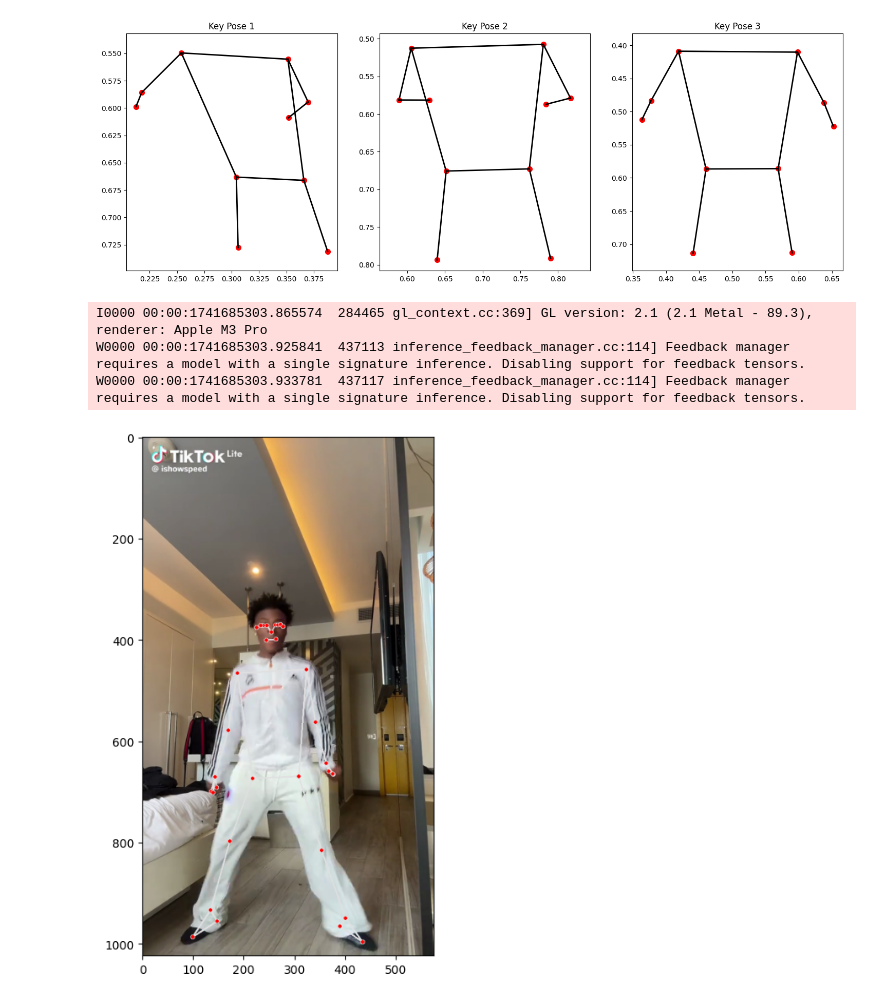
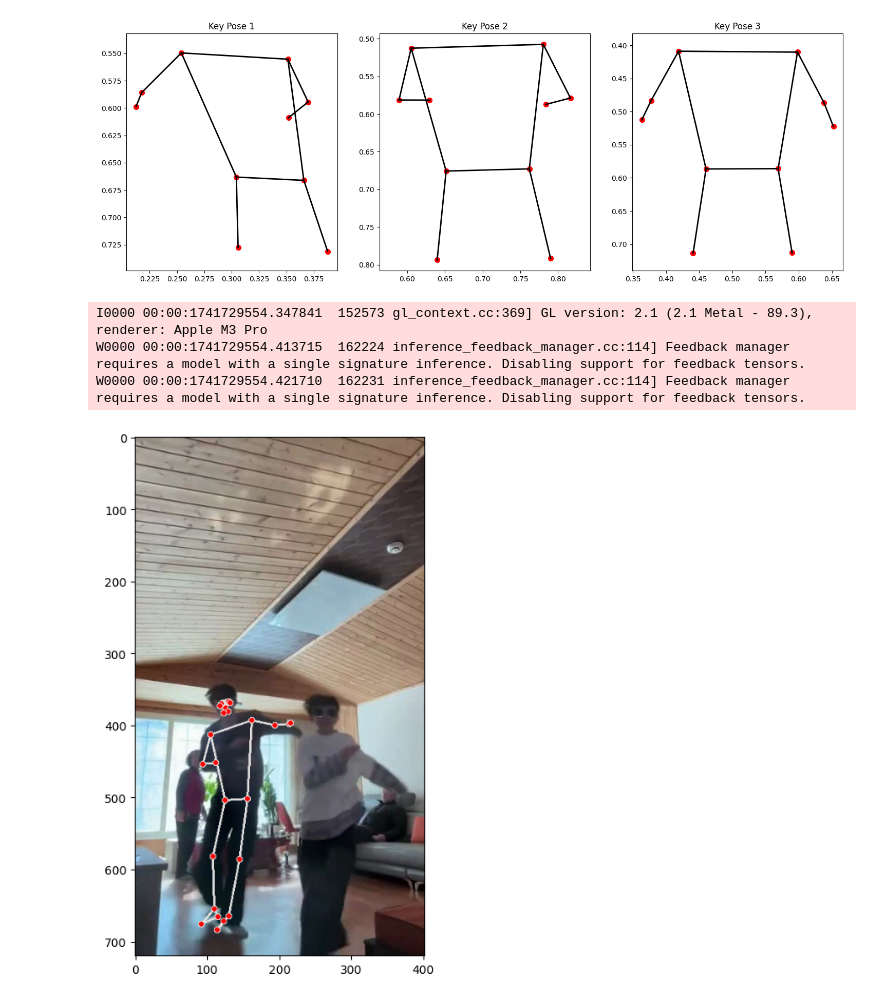
Before and after one commit to UserZetsu/tiktok-conv, a Jupyter notebook: exploratory_data_analysis/comparison.ipynb, the cells around one changed output. Cells and saved outputs as stored; diff of their text form; code cells hidden in the pictures.

```diff
--- a/exploratory_data_analysis/comparison.ipynb
+++ b/exploratory_data_analysis/comparison.ipynb
@@ -97,40 +97,43 @@ import mediapipe as mp
 import matplotlib.pyplot as plt
 
 def extract_frame_from_video(video_path, frame_index):
     cap = cv2.VideoCapture(video_path)
     cap.set(cv2.CAP_PROP_POS_FRAMES, frame_index)
     ret, frame = cap.read()
     cap.release()
     if not ret:
         print("Failed to extract the frame.")
         return None
     return frame
 
 def overlay_mediapipe_pose(frame):
     mp_pose = mp.solutions.pose
     mp_drawing = mp.solutions.drawing_utils
 
     with mp_pose.Pose(static_image_mode=True) as pose:
         rgb_frame = cv2.cvtColor(frame, cv2.COLOR_BGR2RGB)
         results = pose.process(rgb_frame)
         if results.pose_landmarks:
             mp_drawing.draw_landmarks(frame, results.pose_landmarks, mp_pose.POSE_CONNECTIONS)
     return frame
 
-csv_path = "speed_nomaxframe.csv"
-video_path = "speed.mp4"
+# csv_path = "speed_nomaxframe.csv"
+# video_path = "speed.mp4"
 
-frame = extract_frame_from_video(video_path, 130) #130, 371, 253
+csv_path = "../rat_dance_csv/train19_85.csv"
+video_path = "clip_85.mp4"
+
+frame = extract_frame_from_video(video_path, 158) #130, 371, 253
 frame_with_pose = overlay_mediapipe_pose(frame.copy())
 
 plt.figure(figsize=(12, 8))
 plt.imshow(cv2.cvtColor(frame_with_pose, cv2.COLOR_BGR2RGB))
 plt.show()
 # %% [output]
-I0000 00:00:1741685303.865574  284465 gl_context.cc:369] GL version: 2.1 (2.1 Metal - 89.3), renderer: Apple M3 Pro
-W0000 00:00:1741685303.925841  437113 inference_feedback_manager.cc:114] Feedback manager requires a model with a single signature inference. Disabling support for feedback tensors.
-W0000 00:00:1741685303.933781  437117 inference_feedback_manager.cc:114] Feedback manager requires a model with a single signature inference. Disabling support for feedback tensors.
+I0000 00:00:1741729554.347841  152573 gl_context.cc:369] GL version: 2.1 (2.1 Metal - 89.3), renderer: Apple M3 Pro
+W0000 00:00:1741729554.413715  162224 inference_feedback_manager.cc:114] Feedback manager requires a model with a single signature inference. Disabling support for feedback tensors.
+W0000 00:00:1741729554.421710  162231 inference_feedback_manager.cc:114] Feedback manager requires a model with a single signature inference. Disabling support for feedback tensors.
-[figure, old version]
+[figure, new version]
 # %%
 import cv2
 import pandas as pd
```
Also changed, not shown: parts of 1 cell of this notebook, 1 other file.
